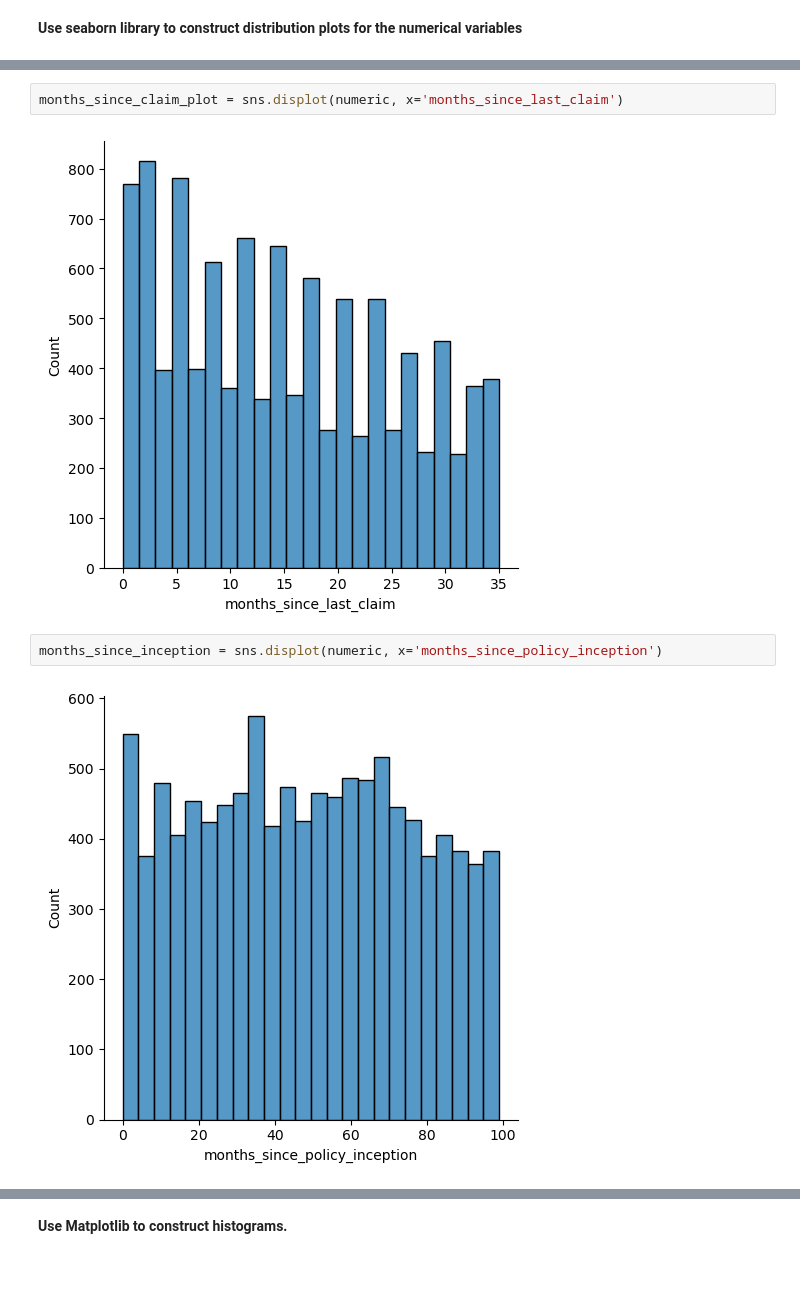
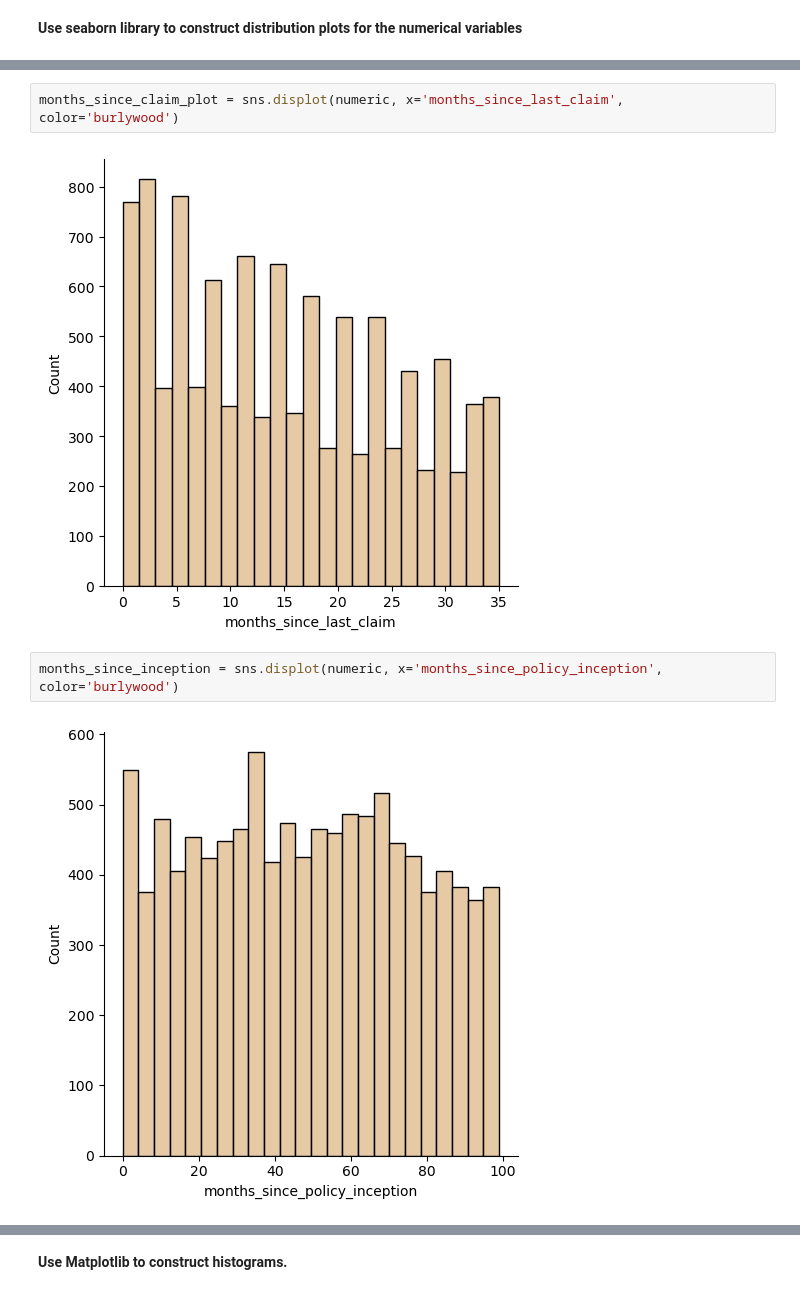
Before and after one commit to vlad-lis/Ironhack-Labs, a Jupyter notebook: Week2/Day3,4/customer analysis.ipynb, the cells around one changed output, grey strips where cells are left out. Saved outputs shown, nothing was run; the diff lists cells and outputs as text.

```diff
--- a/Week2/Day3/customer analysis.ipynb
+++ b/Week2/Day3,4/customer analysis.ipynb
@@ -31,9 +47,9 @@ monthly_premium_plot = sns.displot(numeric, x='monthly_premium_auto')
 # %%
-months_since_claim_plot = sns.displot(numeric, x='months_since_last_claim')
+months_since_claim_plot = sns.displot(numeric, x='months_since_last_claim', color='burlywood')
 # %% [output]
-[figure, old version]
+[figure, new version]
 # %%
-months_since_inception = sns.displot(numeric, x='months_since_policy_inception')
+months_since_inception = sns.displot(numeric, x='months_since_policy_inception', color='burlywood')
 # %% [output]
-[figure, old version]
+[figure, new version]
 # %%
```
Also changed, not shown: parts of 33 cells of this notebook, 5 other files.
